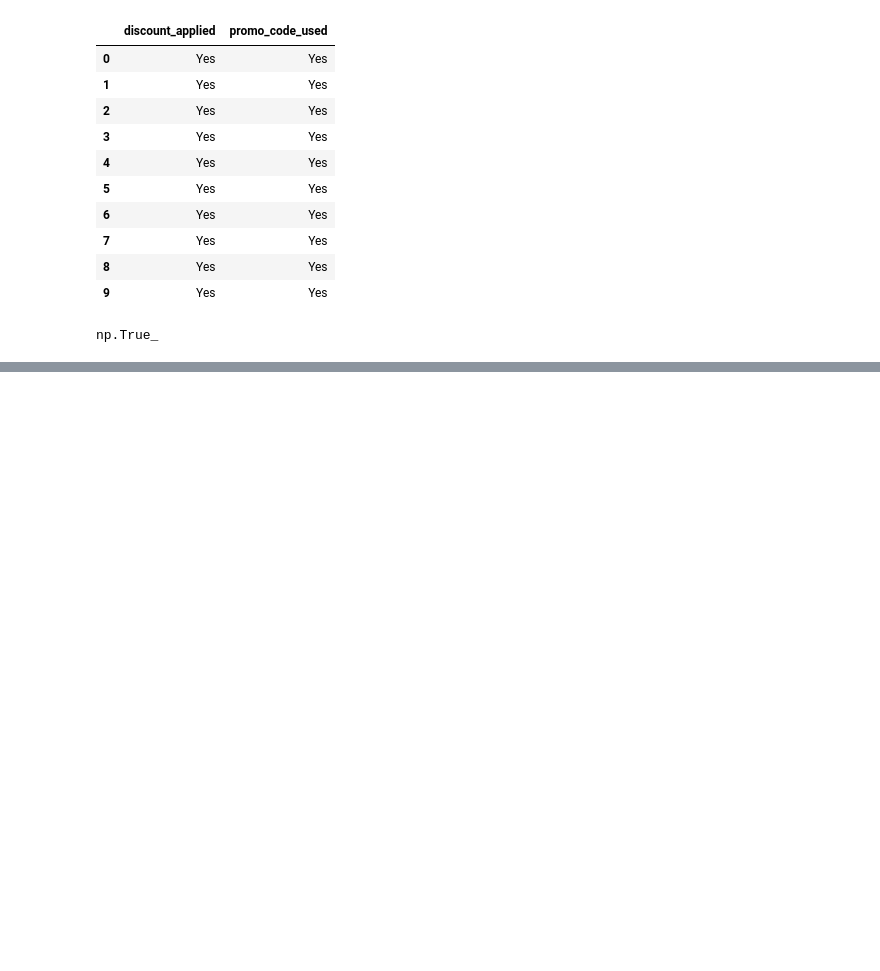
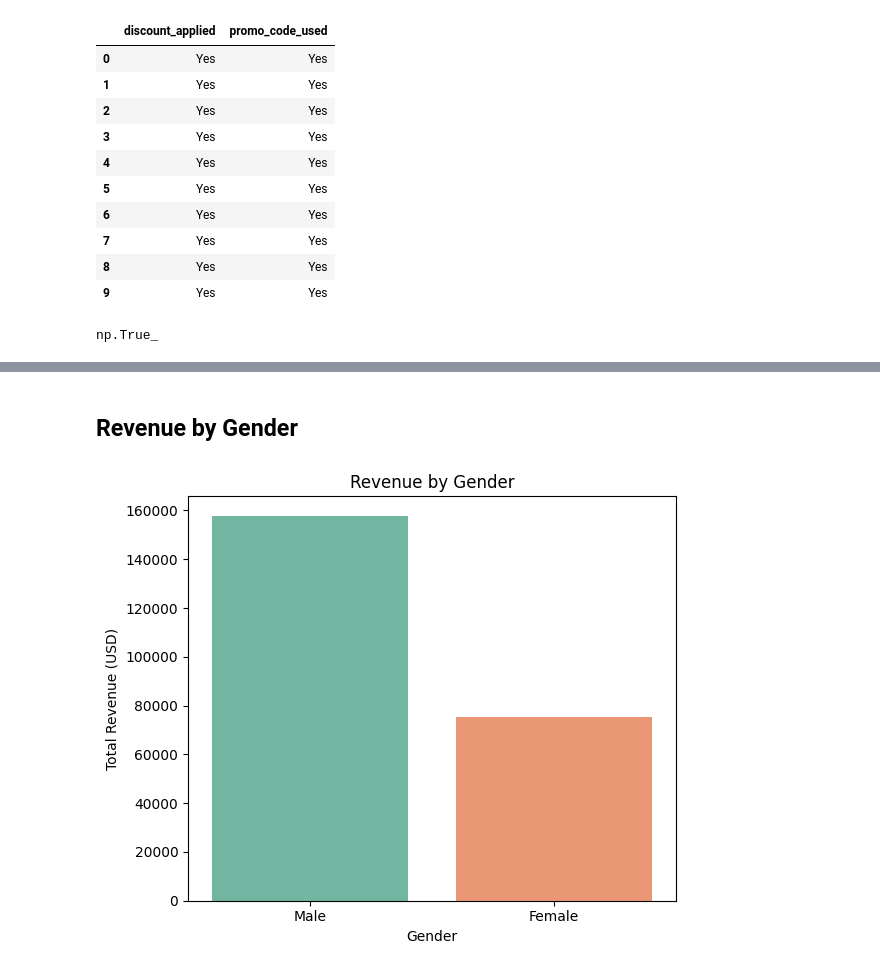
Before and after one commit to DevendraKumar577/customer-behavior-analytics, a Jupyter notebook: Customer_shopping_analysis.ipynb, the cells around one changed output, grey strips where cells are left out. Cells and saved outputs as stored; diff of their text form; code cells hidden in the pictures; blank space fills up the shorter version.

```diff
--- a/Customer_shopping_analysis.ipynb
+++ b/Customer_shopping_analysis.ipynb
@@ -219,0 +270,27 @@ Data successfully loaded into table'customer' in database 'customer_behavior'.
+# %% [markdown]
+## Revenue by Gender
+# %%
+gender_sales = (
+    df.groupby("gender")["purchase_amount"]
+      .sum()
+      .sort_values(ascending=False)
+)
+
+plt.figure(figsize=(6,5))
+
+sns.barplot(
+    x=gender_sales.index,
+    y=gender_sales.values,
+    hue=gender_sales.index,
+    palette="Set2",
+    legend=False
+)
+
+plt.title("Revenue by Gender")
+plt.xlabel("Gender")
+plt.ylabel("Total Revenue (USD)")
+
+plt.tight_layout()
+plt.show()
+# %% [output]
+[figure, added]
```
Also changed, not shown: parts of 31 cells of this notebook, 2 other files.
